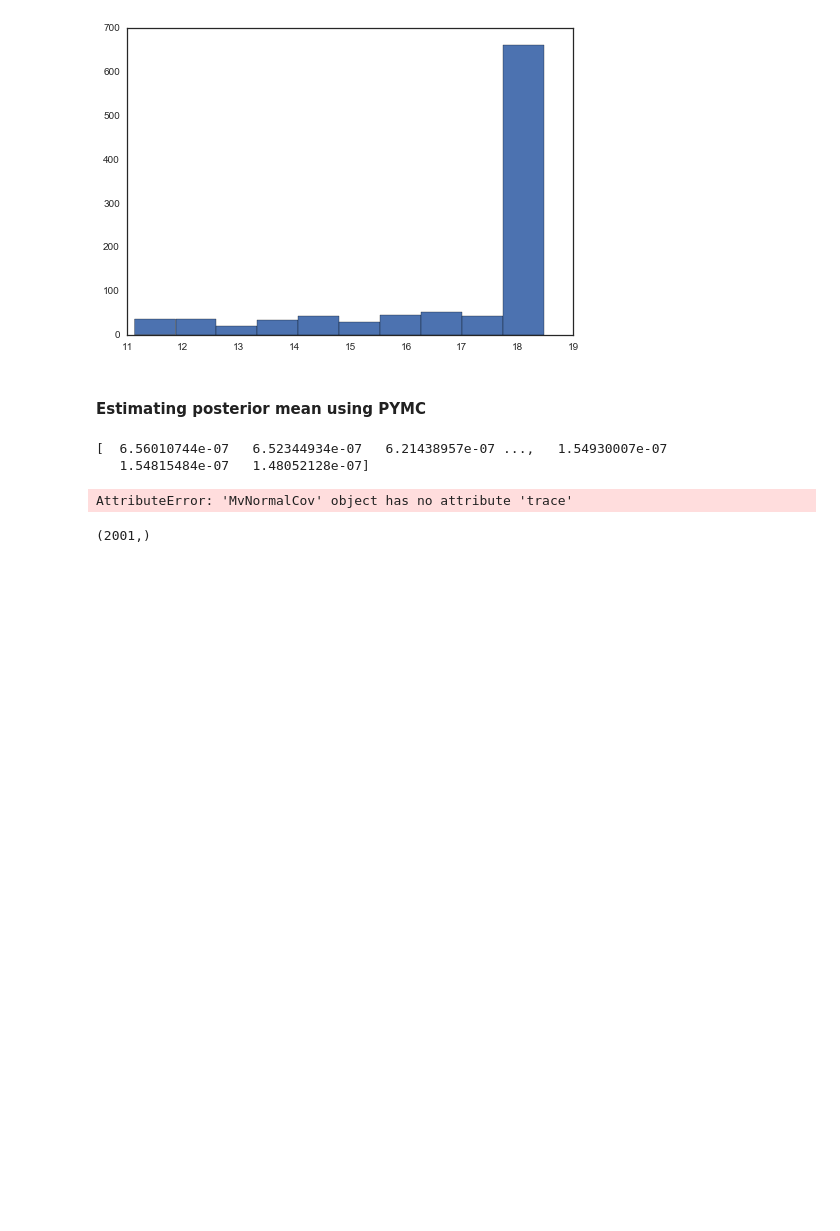
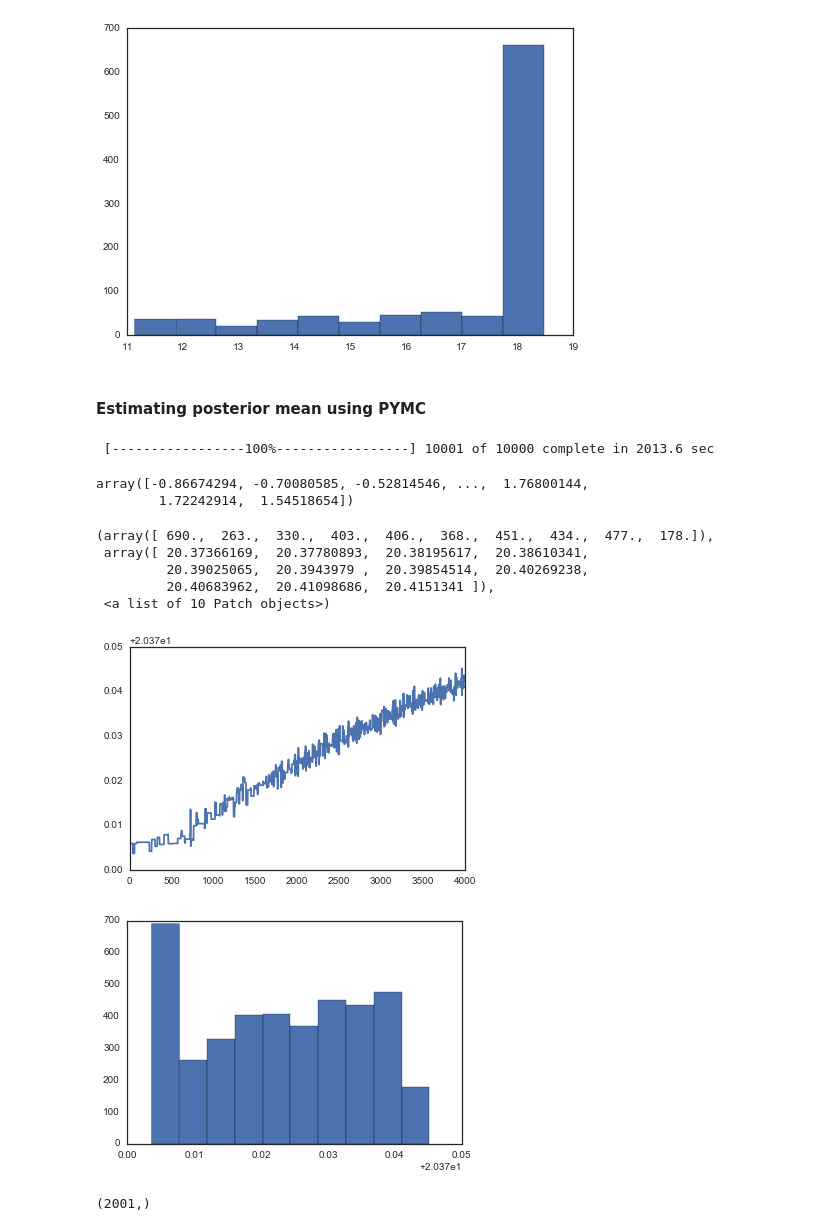
Before and after one commit to hanqingxu93/2016, a Jupyter notebook: Homework/AM207_JOSHUAMEI_HW4.ipynb, the cells around one changed output. Drawn from its saved outputs; the diff is of its cells as text; code cells hidden in the pictures; blank space fills up the shorter version.

```diff
--- a/Homework/AM207_JOSHUAMEI_HW4.ipynb
+++ b/Homework/AM207_JOSHUAMEI_HW4.ipynb
@@ -258,9 +264,13 @@ for i in params:
 # %% [markdown]
 #### Estimating posterior mean using PYMC
 # %%
-# Z = pm.MvNormal('params',mu=np.zeros(M+1),C=Sigma)
+# a_Z = pm.MvNormalCov('params',mu=np.zeros(M+1),C=Sigma)
 Z = pm.MvNormal('Z',np.zeros(M),np.linalg.inv(Sigma[1:,1:]))
 a = pm.Normal('a',0,1)
+
+# @pm.deterministic
+# def get_rate(a_Z = a_Z):
+#     return w**2*np.exp(a_Z[0] + a_Z[1:])
 
 @pm.deterministic
 def get_rate(a = a, Z = Z):
@@ -277,9 +287,8 @@ def get_rate(a = a, Z = Z):
 #     return loglikelihood
 
 likelihood = pm.Poisson('likelihood', mu = get_rate, value = checkins, observed=True )
-model=pm.Model(a_Z, get_rate, likelihood)
+model=pm.Model([a, Z, get_rate, likelihood])
 mcmc = pm.MCMC(model)
-mcmc.sample(iter=10000, burn=1000,thin=5)
+mcmc.sample(iter=10000, burn=2000,thin=2)
 # %% [output]
-[  6.56010744e-07   6.52344934e-07   6.21438957e-07 ...,   1.54930007e-07
-   1.54815484e-07   1.48052128e-07]
+ [-----------------100%-----------------] 10001 of 10000 complete in 2013.6 sec
@@ -312,12 +295,23 @@ mcmc.sample(iter=10000, burn=1000, thin = 2)
+# %%
+mcmc.stats()['Z']['mean']
+# %% [output]
+array([-0.86674294, -0.70080585, -0.52814546, ...,  1.76800144,
+        1.72242914,  1.54518654])
 # %%
 alpha_trace_pymc = []
-for i in a_Z.trace():
-    alpha_trace_pymc.append(i[0])
+for i in a.trace():
+    alpha_trace_pymc.append(i)
 plt.plot(alpha_trace_pymc)
 plt.figure()
 plt.hist(alpha_trace_pymc)
 # %% [output]
-AttributeError: 'MvNormalCov' object has no attribute 'trace'
+(array([ 690.,  263.,  330.,  403.,  406.,  368.,  451.,  434.,  477.,  178.]),
+ array([ 20.37366169,  20.37780893,  20.38195617,  20.38610341,
+         20.39025065,  20.3943979 ,  20.39854514,  20.40269238,
+         20.40683962,  20.41098686,  20.4151341 ]),
+ <a list of 10 Patch objects>)
+[figure, added]
+[figure, added]
 # %%
 a_Z.trace()[0].shape
 # %% [output]
```
Also changed, not shown: parts of 22 cells of this notebook.
